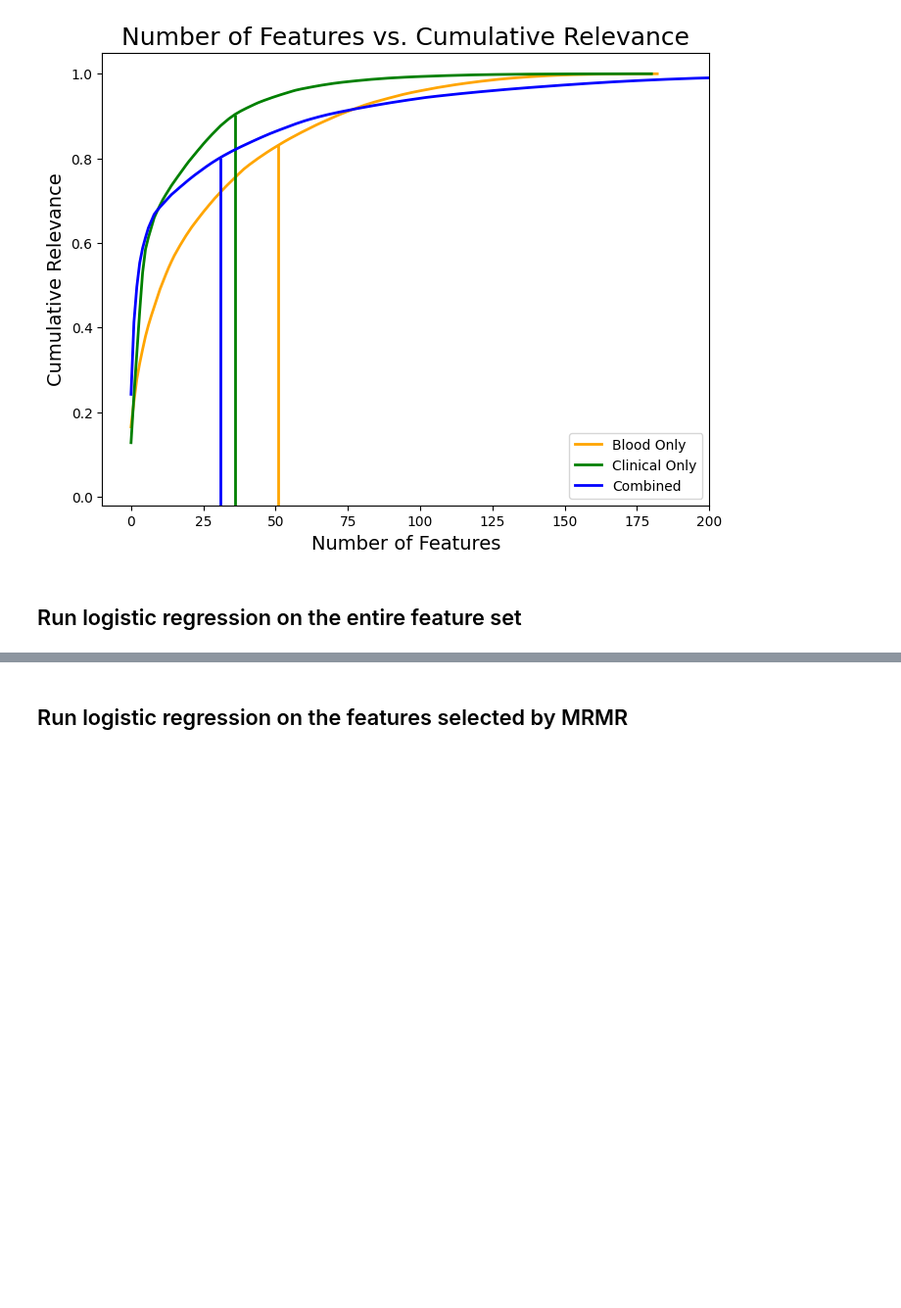
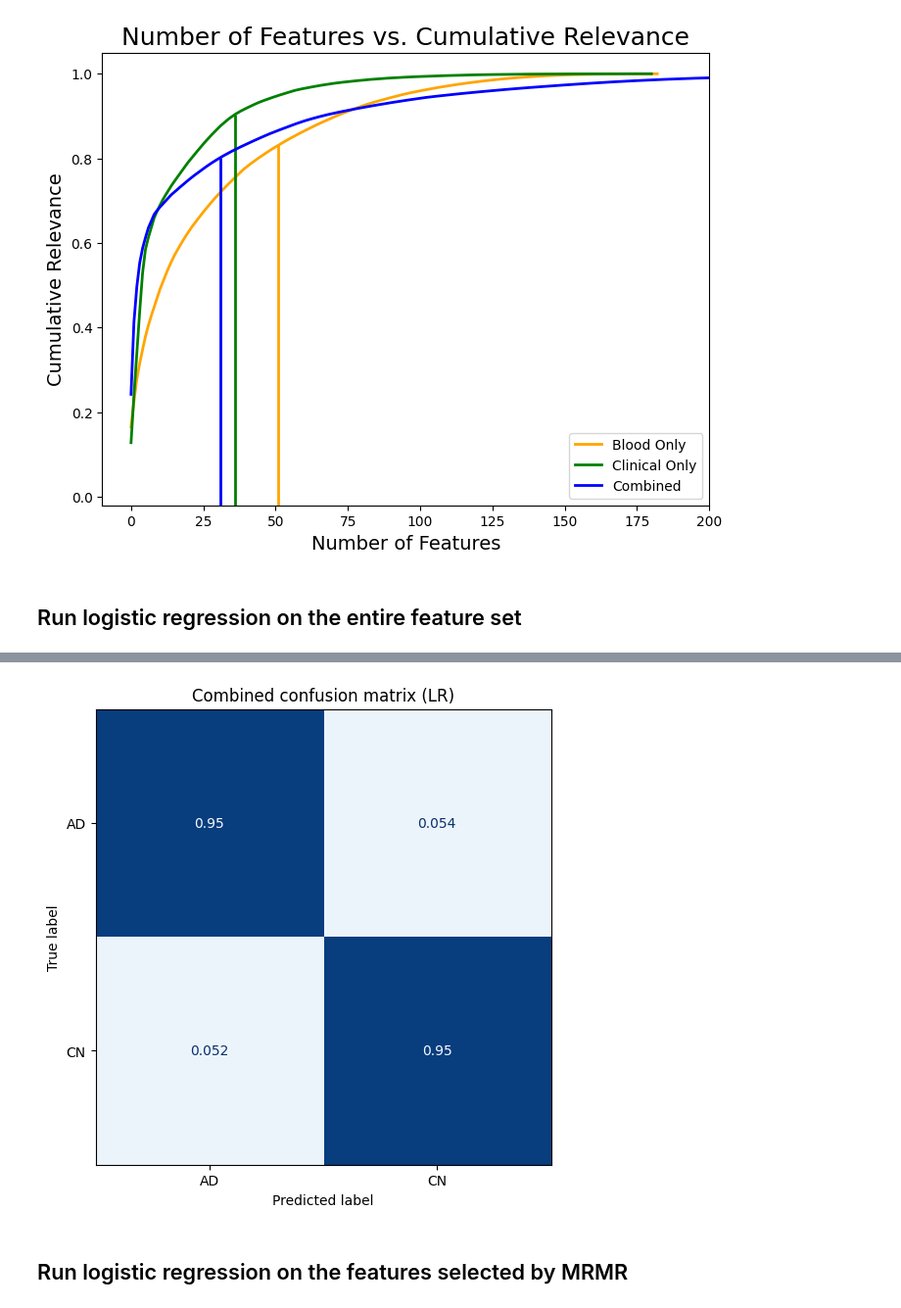
Before and after one commit to anusha1207/TARCC-Alzheimers, a Jupyter notebook: main.ipynb, the cells around one changed output, grey strips where cells are left out. Shown at 98% size. Drawn from its saved outputs; the diff is of its cells as text; code cells hidden in the pictures; blank space fills up the shorter version.

```diff
--- a/main.ipynb
+++ b/main.ipynb
@@ -123,3 +150,12 @@ Average confusion matrix:
+# %%
+plot_average_confusion_matrix(
+    combined_lr["confusion"],
+    ["AD", "CN"],
+    "Combined confusion matrix (LR)",
+    png=f"{PLOTS}/Combined confusion matrix (LR)"
+)
+# %% [output]
+[figure, added]
 # %% [markdown]
 ## Run logistic regression on the features selected by MRMR
 # %%
```
Also changed, not shown: parts of 45 cells of this notebook, 4 other files.
